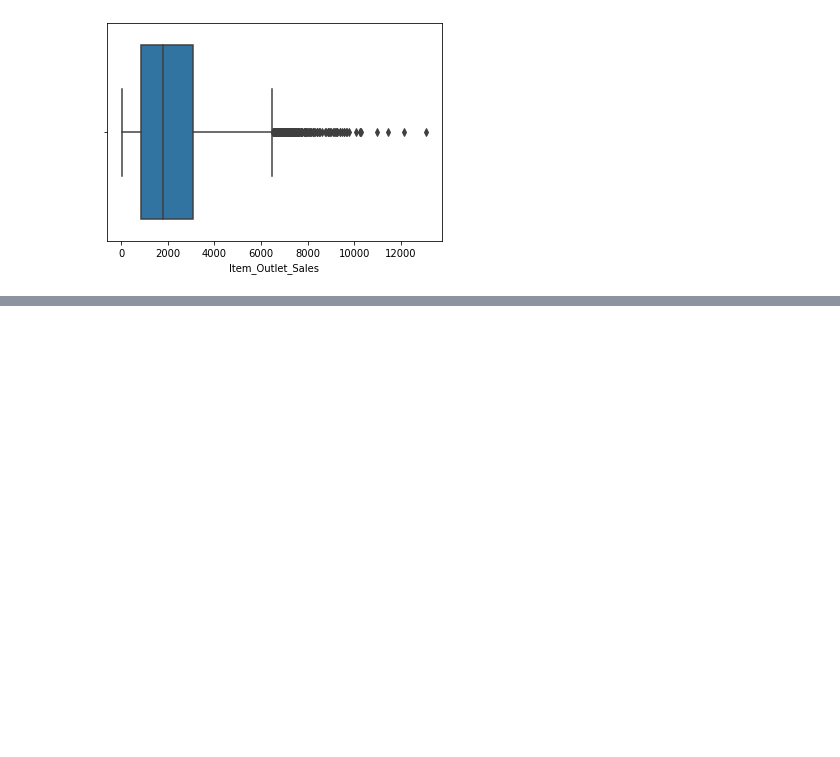
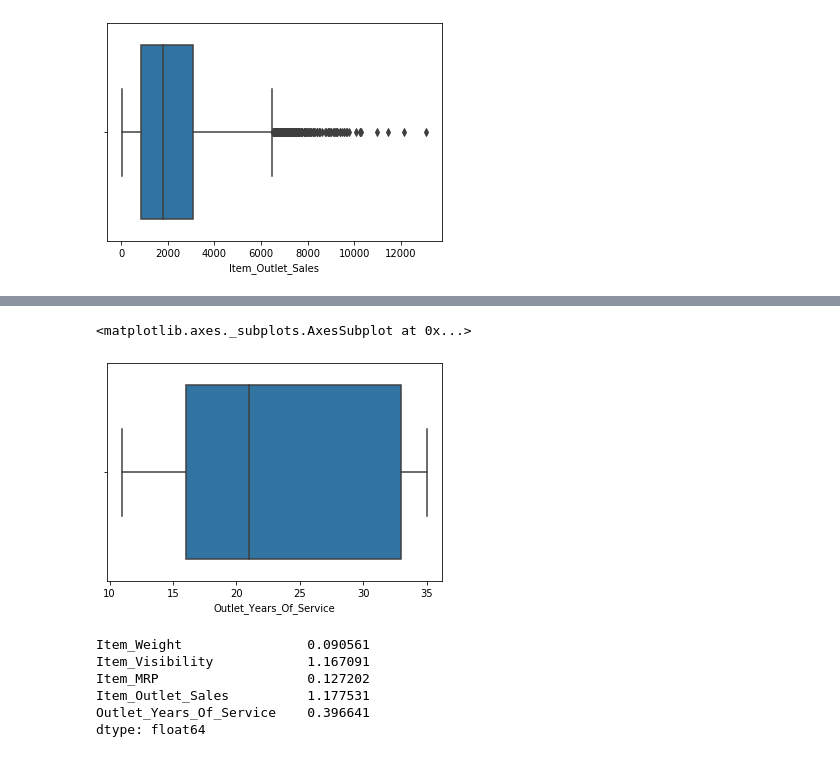
Before and after one commit to DSamson24/Big_Mart_Sales, a Jupyter notebook: Big_Mart_Sales.ipynb, the cells around one changed output, grey strips where cells are left out. Saved outputs shown, nothing was run; the diff lists cells and outputs as text; code cells hidden in the pictures; blank space fills up the shorter version.

```diff
--- a/Big_Mart_Sales.ipynb
+++ b/Big_Mart_Sales.ipynb
@@ -146,0 +157,7 @@ sns.boxplot(big_mart['Item_Outlet_Sales'])
+# %%
+big_mart['Outlet_Years_Of_Service']=pd.datetime.now().year-big_mart['Outlet_Establishment_Year']
+# %%
+sns.boxplot(big_mart['Outlet_Years_Of_Service'])
+# %% [output]
+<matplotlib.axes._subplots.AxesSubplot at 0x...>
+[figure, added]
@@ -146,0 +168,9 @@ sns.boxplot(big_mart['Item_Outlet_Sales'])
+# %%
+skewness
+# %% [output]
+Item_Weight                0.090561
+Item_Visibility            1.167091
+Item_MRP                   0.127202
+Item_Outlet_Sales          1.177531
+Outlet_Years_Of_Service    0.396641
+dtype: float64
```
Also changed, not shown: parts of 4 cells of this notebook.
